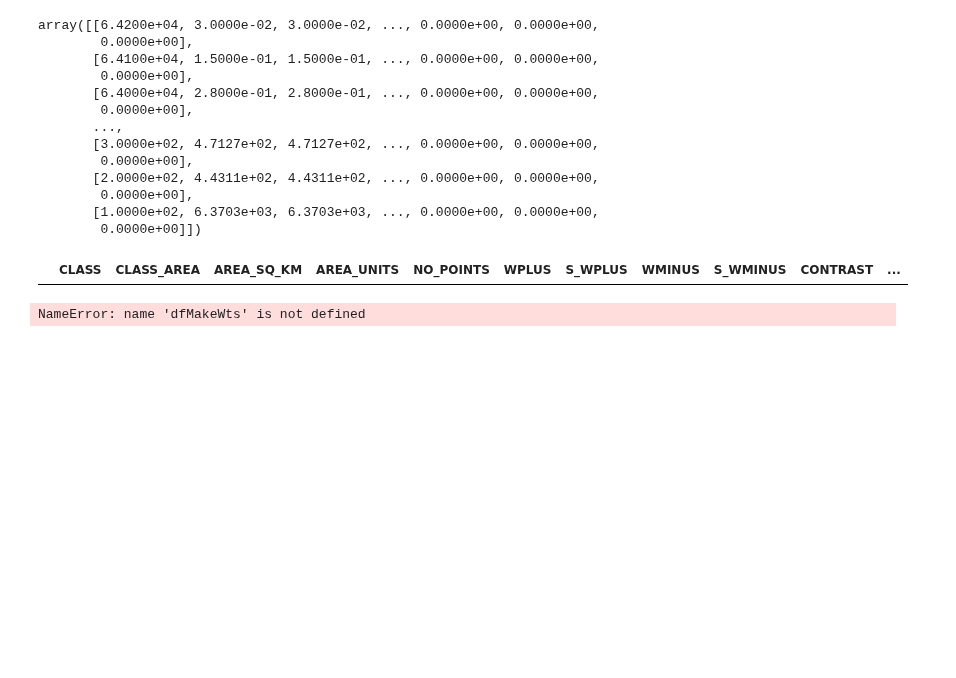
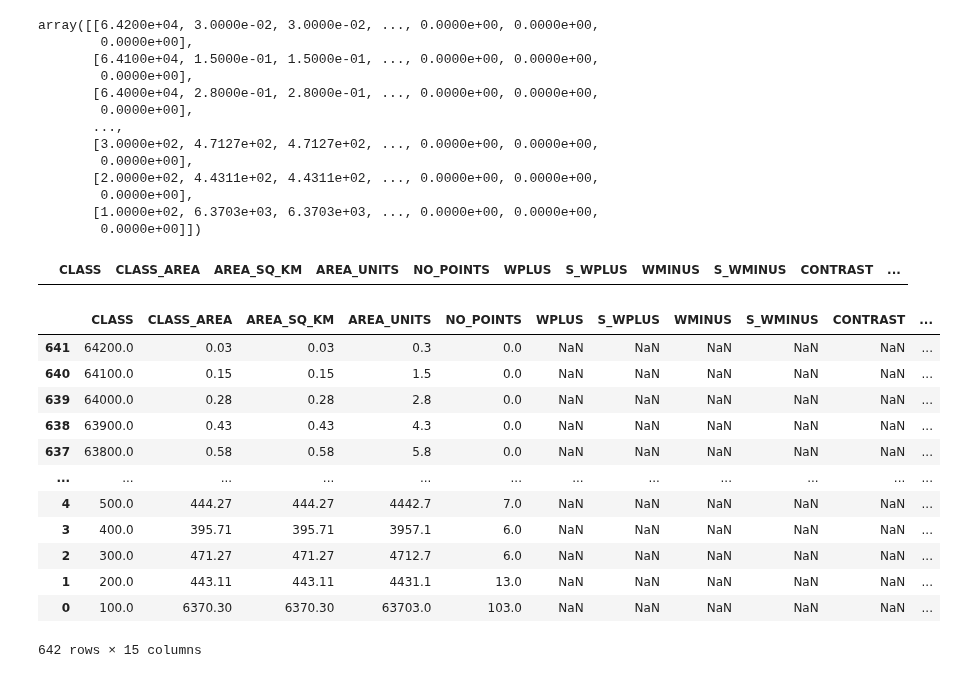
Before and after one commit to RichardScottOZ/Simple-Weights-of-Evidence, a Jupyter notebook: WoE-Test.ipynb, the cells around one changed output. Cells and saved outputs as stored; diff of their text form; code cells hidden in the pictures; blank space fills up the shorter version.

```diff
--- a/WoE-Test.ipynb
+++ b/WoE-Test.ipynb
@@ -345,10 +345,26 @@ dfmakeWts
 # %% [output]
 |  | CLASS | CLASS_AREA | AREA_SQ_KM | AREA_UNITS | NO_POINTS | WPLUS | S_WPLUS | WMINUS | S_WMINUS | CONTRAST | ... |
 # %%
-dfakeWts['CLASS'] = freqTableD['Dist2Breccia.tif']['group']
-dfMakeWts['CLASS_AREA'] = freqTableD['Dist2Breccia.tif']['count'] * class_km2[0]  * class_km2[1]
-dfMakeWts['AREA_SQ_KM'] = freqTableD['Dist2Breccia.tif']['count'] * class_km2[0]  * class_km2[1]
-dfMakeWts['AREA_SQ_KM'] = freqTableD['Dist2Breccia.tif']['count'] * class_km2[0]  * unitArea
-dfMakeWts['NO_POINTS'] = freqTableD['Dist2Breccia.tif']['n']
+dfmakeWts['CLASS'] = freqTableD['Dist2Breccia.tif']['group']
+dfmakeWts['CLASS_AREA'] = freqTableD['Dist2Breccia.tif']['count'] * class_km2[0]  * class_km2[1]
+dfmakeWts['AREA_SQ_KM'] = freqTableD['Dist2Breccia.tif']['count'] * class_km2[0]  * class_km2[1]
+dfmakeWts['AREA_UNITS'] = freqTableD['Dist2Breccia.tif']['count'] * class_km2[0]  * unitArea
+dfmakeWts['NO_POINTS'] = freqTableD['Dist2Breccia.tif']['n']
+
+dfmakeWts['ARE']= dfmakeWts['AREA_SQ_KM'].cumsum(
-# %% [output]
-NameError: name 'dfMakeWts' is not defined
+# %%
+dfmakeWts
+# %% [output]
+|  | CLASS | CLASS_AREA | AREA_SQ_KM | AREA_UNITS | NO_POINTS | WPLUS | S_WPLUS | WMINUS | S_WMINUS | CONTRAST | ... |
+| 641 | 64200.0 | 0.03 | 0.03 | 0.3 | 0.0 | NaN | NaN | NaN | NaN | NaN | ... |
+| 640 | 64100.0 | 0.15 | 0.15 | 1.5 | 0.0 | NaN | NaN | NaN | NaN | NaN | ... |
+| 639 | 64000.0 | 0.28 | 0.28 | 2.8 | 0.0 | NaN | NaN | NaN | NaN | NaN | ... |
+| 638 | 63900.0 | 0.43 | 0.43 | 4.3 | 0.0 | NaN | NaN | NaN | NaN | NaN | ... |
+| 637 | 63800.0 | 0.58 | 0.58 | 5.8 | 0.0 | NaN | NaN | NaN | NaN | NaN | ... |
+| ... | ... | ... | ... | ... | ... | ... | ... | ... | ... | ... | ... |
+| 4 | 500.0 | 444.27 | 444.27 | 4442.7 | 7.0 | NaN | NaN | NaN | NaN | NaN | ... |
+| 3 | 400.0 | 395.71 | 395.71 | 3957.1 | 6.0 | NaN | NaN | NaN | NaN | NaN | ... |
+| 2 | 300.0 | 471.27 | 471.27 | 4712.7 | 6.0 | NaN | NaN | NaN | NaN | NaN | ... |
+| 1 | 200.0 | 443.11 | 443.11 | 4431.1 | 13.0 | NaN | NaN | NaN | NaN | NaN | ... |
+| 0 | 100.0 | 6370.30 | 6370.30 | 63703.0 | 103.0 | NaN | NaN | NaN | NaN | NaN | ... |
+642 rows × 15 columns
```
Also changed, not shown: parts of 2 cells of this notebook.
